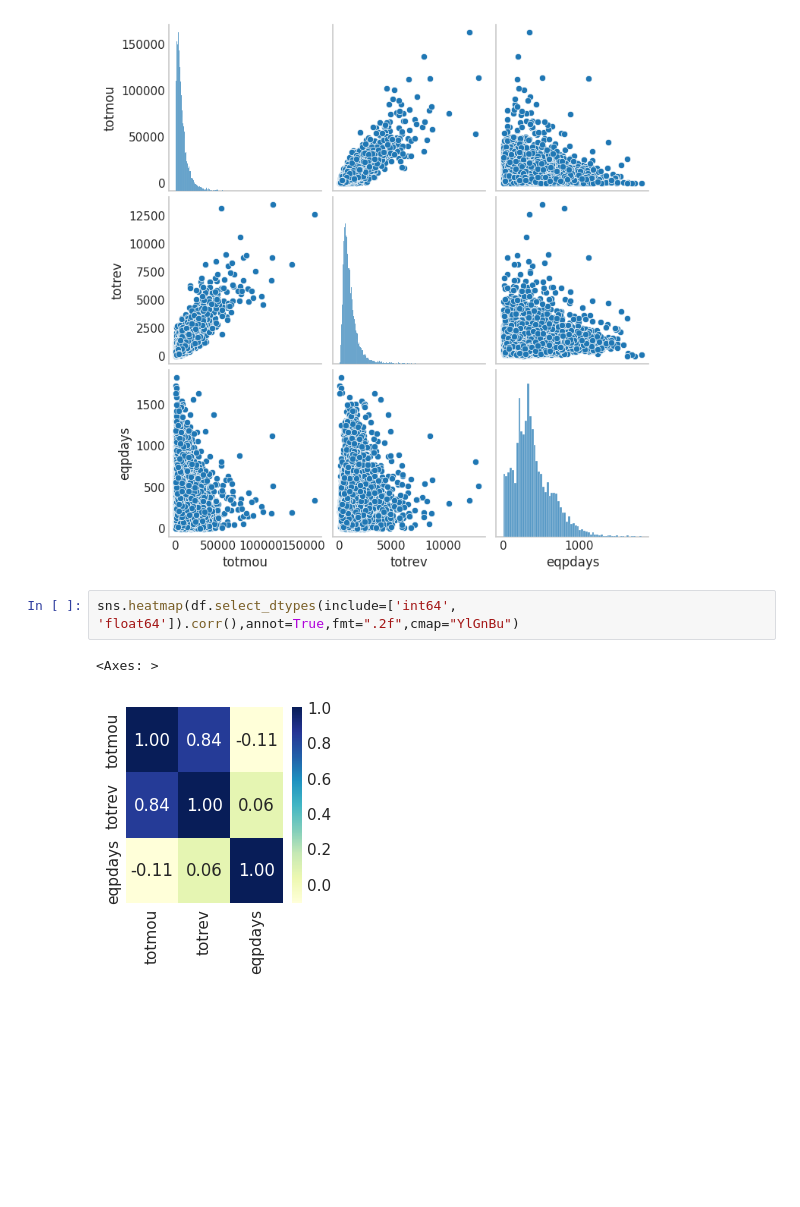
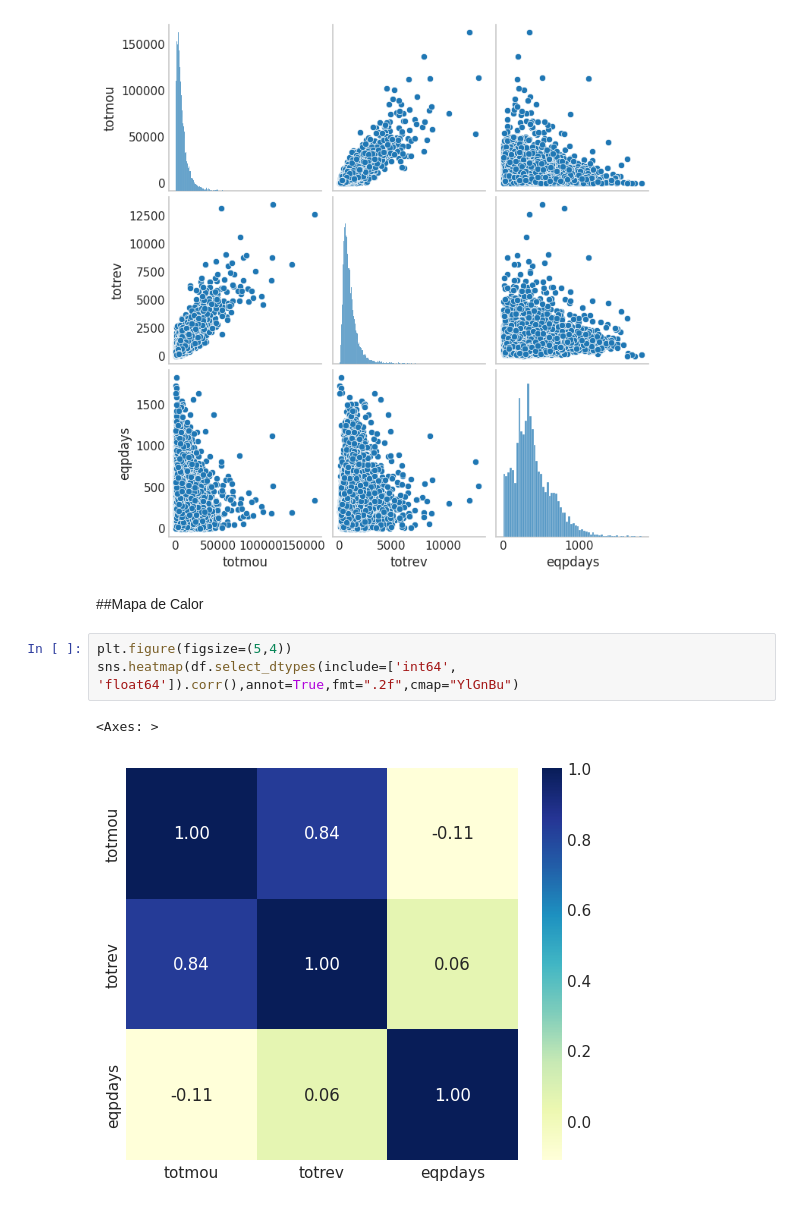
Before and after one commit to mgomez270/MLGuia1, a Jupyter notebook: Relación_Minutos.ipynb, the cells around one changed output. Saved outputs shown, nothing was run; the diff lists cells and outputs as text; blank space fills up the shorter version.

```diff
--- a/Relación_Minutos.ipynb
+++ b/Relación_Minutos.ipynb
@@ -204,8 +208,11 @@ sns.pairplot(df)
 plt.show()
 # %% [output]
 [figure]
+# %% [markdown]
+##Mapa de Calor
 # %%
+plt.figure(figsize=(5,4))
 sns.heatmap(df.select_dtypes(include=['int64', 'float64']).corr(),annot=True,fmt=".2f",cmap="YlGnBu")
 # %% [output]
 <Axes: >
-[figure, old version]
+[figure, new version]
```
Also changed, not shown: parts of 21 cells of this notebook.
